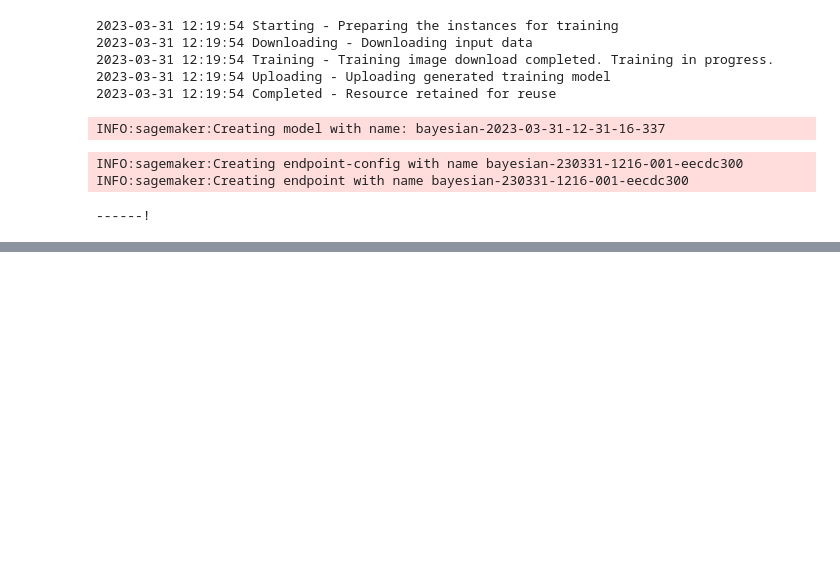
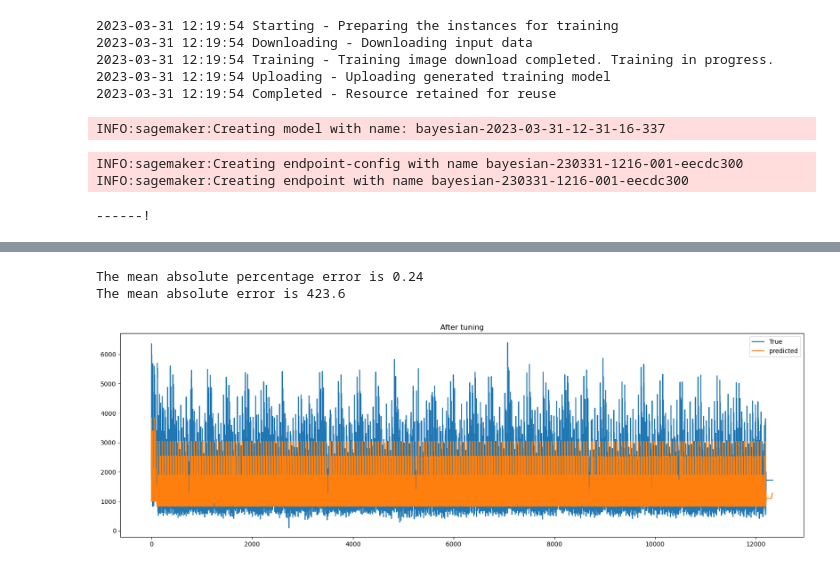
Before and after one commit to Amiromar1/DS-CHALLENGE, a Jupyter notebook: DS-1.ipynb, the cells around one changed output, grey strips where cells are left out. Saved outputs shown, nothing was run; the diff lists cells and outputs as text; code cells hidden in the pictures; blank space fills up the shorter version.

Commit message:
added metrics

```diff
--- a/DS-1.ipynb
+++ b/DS-1.ipynb
@@ -561,0 +558,4 @@ predictor.serializer = sagemaker.serializers.CSVSerializer()
+# %%
+endpoint_name = 'sagemaker-xgboost-2023-03-31-23-10-16-323'
+# %%
+predictor = sagemaker.Predictor(endpoint_name= endpoint_name)
@@ -607,6 +579,0 @@ array([[1000.76309958],
-# %%
-y = np.array(y_test)
-preds = np.array(y_test['pred'])
-y = scaler.inverse_transform(y)
-
-y_test['True'] = y
@@ -628,0 +580,10 @@ y_test
+# %%
+predicted = np.array(y_test['predicted']).reshape(-1,1)
+true = np.array(y_test['True']).reshape(-1,1)
+predicted = scaler.inverse_transform(predicted)
+true = scaler.inverse_transform(true)
+result = pd.DataFrame(y_test)
+result['predicted'] = predicted
+result['True'] = true
+
+result
@@ -628,0 +604,20 @@ y_test
+# %%
+from sklearn.metrics import mean_absolute_percentage_error, mean_absolute_error
+
+mape = mean_absolute_percentage_error(result['True'], result['predicted'])
+mae = mean_absolute_error(result['True'], result['predicted'])
+
+print("The mean absolute percentage error is {}".format(round(mape, 2)))
+print("The mean absolute error is {}".format(round(mae, 2)))
+# %% [output]
+The mean absolute percentage error is 0.24
+The mean absolute error is 423.6
+# %%
+plt.figure(figsize=(20,6))
+plt.plot(result['True'], label='True')
+plt.plot(result['predicted'], label='predicted')
+plt.legend()
+plt.title('After tuning')
+plt.show()
+# %% [output]
+[figure, added]
```
Also changed, not shown: parts of 14 cells of this notebook, 2 other files.
